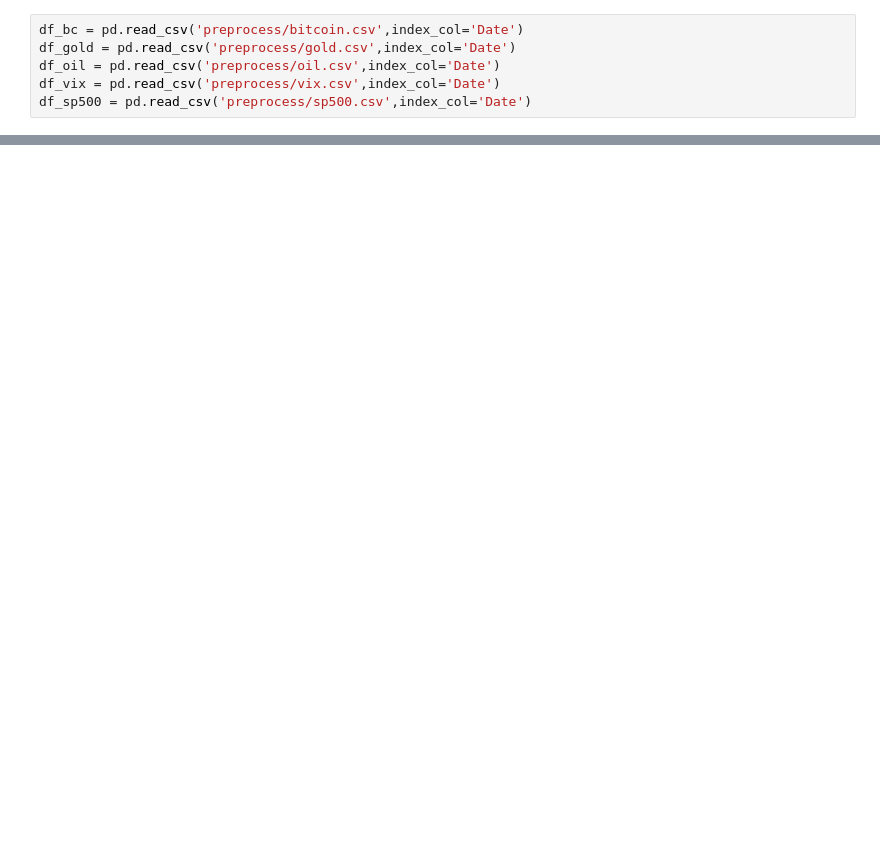
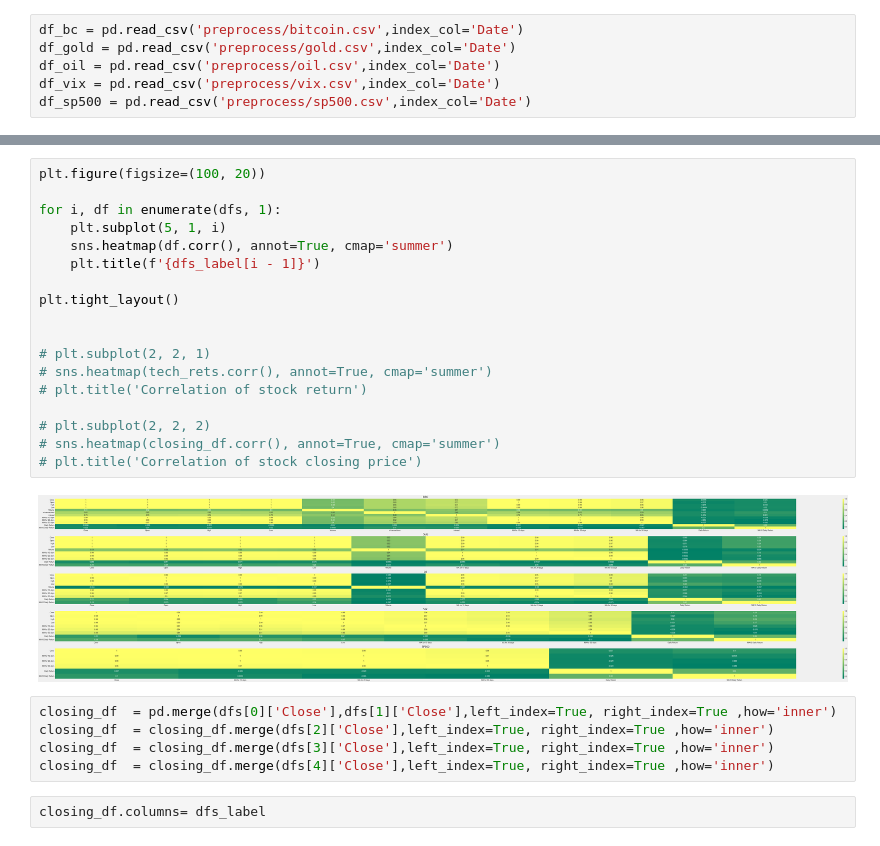
Before and after one commit to brucechan2020/ADA-Assessment, a Jupyter notebook: data-visualization.ipynb, the cells around one changed output, grey strips where cells are left out. Saved outputs shown, nothing was run; the diff lists cells and outputs as text; blank space fills up the shorter version.

```diff
--- a/data-visualization.ipynb
+++ b/data-visualization.ipynb
@@ -116,0 +156,27 @@ df_gold.Nor_Change.plot( legend=True, linestyle='--', marker='o')
+# %%
+plt.figure(figsize=(100, 20))
+
+for i, df in enumerate(dfs, 1):
+    plt.subplot(5, 1, i)
+    sns.heatmap(df.corr(), annot=True, cmap='summer')
+    plt.title(f'{dfs_label[i - 1]}')
+
+plt.tight_layout()
+
+
+# plt.subplot(2, 2, 1)
+# sns.heatmap(tech_rets.corr(), annot=True, cmap='summer')
+# plt.title('Correlation of stock return')
+
+# plt.subplot(2, 2, 2)
+# sns.heatmap(closing_df.corr(), annot=True, cmap='summer')
+# plt.title('Correlation of stock closing price')
+# %% [output]
+[figure, added]
+# %%
+closing_df  = pd.merge(dfs[0]['Close'],dfs[1]['Close'],left_index=True, right_index=True ,how='inner')
+closing_df  = closing_df.merge(dfs[2]['Close'],left_index=True, right_index=True ,how='inner')
+closing_df  = closing_df.merge(dfs[3]['Close'],left_index=True, right_index=True ,how='inner')
+closing_df  = closing_df.merge(dfs[4]['Close'],left_index=True, right_index=True ,how='inner')
+# %%
+closing_df.columns= dfs_label
```
Also changed, not shown: parts of 28 cells of this notebook, 12 other files.
